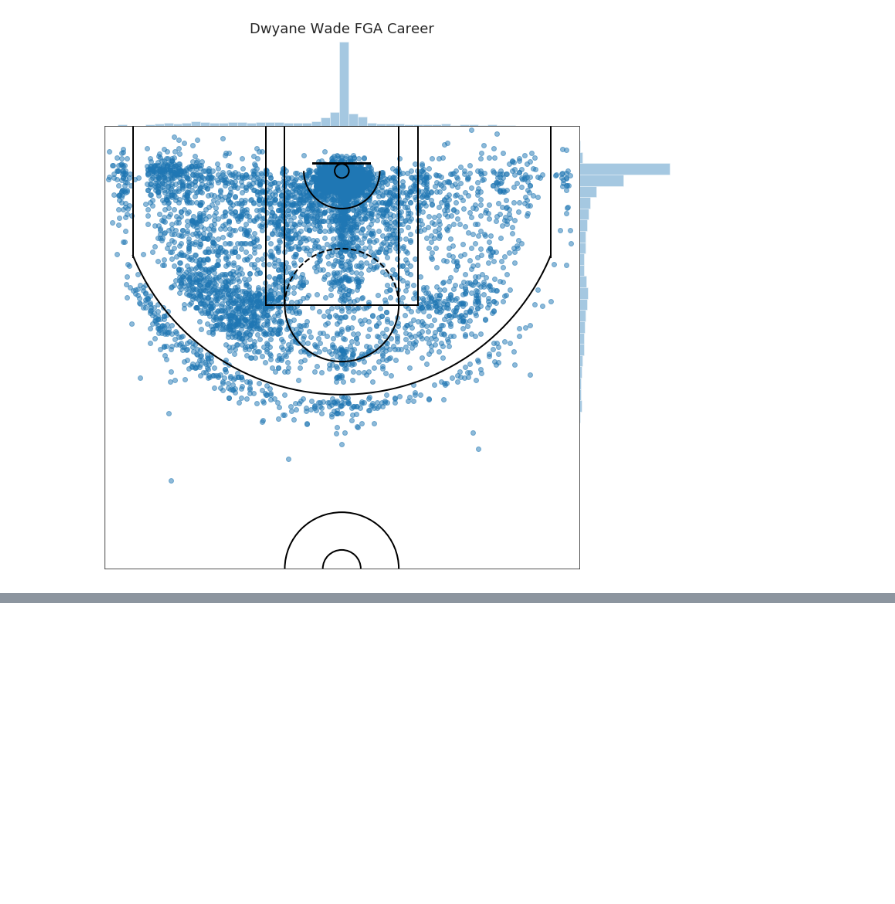
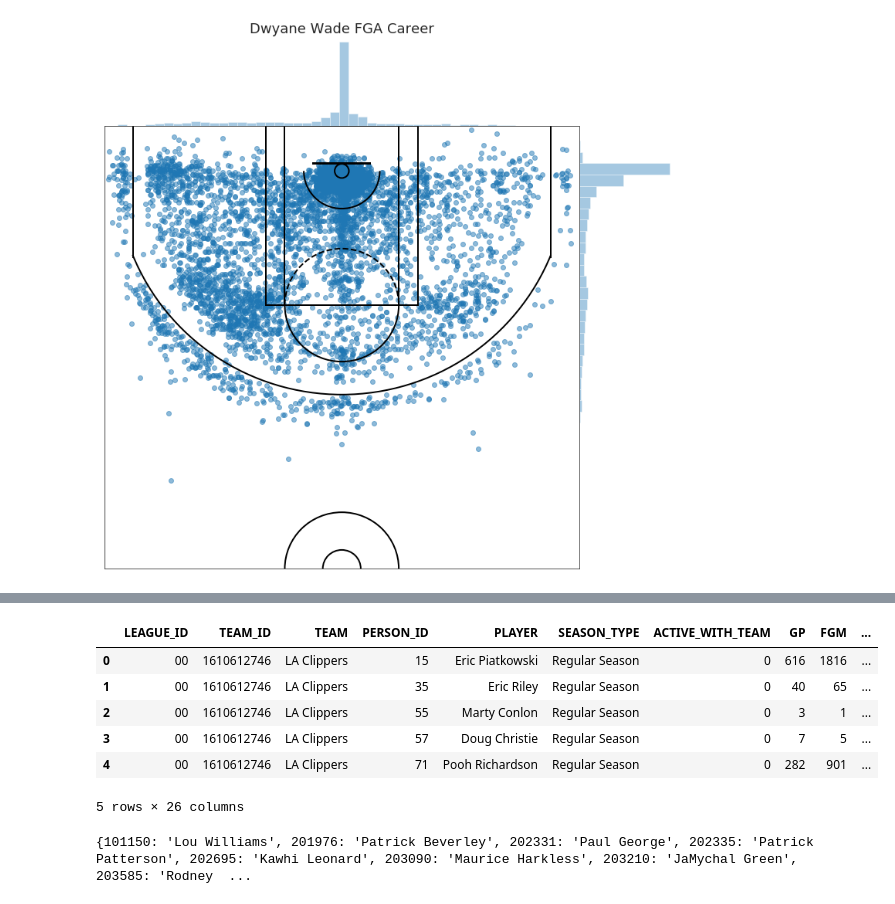
Before and after one commit to vtanguturi/NBAStatsVisualization, a Jupyter notebook: nba_experiments.ipynb, the cells around one changed output, grey strips where cells are left out. Saved outputs shown, nothing was run; the diff lists cells and outputs as text; code cells hidden in the pictures; blank space fills up the shorter version.

```diff
--- a/nba_experiments.ipynb
+++ b/nba_experiments.ipynb
@@ -221,0 +219,23 @@ plt.show()
+# %%
+# Make API Call for players across all seasons for a particular franchise
+from nba_api.stats.endpoints import franchiseplayers
+fp = franchiseplayers.FranchisePlayers(team_id=team_to_id["LAC"], headers=headers)
+players = fp.get_data_frames()[0]
+players.head()
+# %% [output]
+|  | LEAGUE_ID | TEAM_ID | TEAM | PERSON_ID | PLAYER | SEASON_TYPE | ACTIVE_WITH_TEAM | GP | FGM | ... |
+| 0 | 00 | 1610612746 | LA Clippers | 15 | Eric Piatkowski | Regular Season | 0 | 616 | 1816 | ... |
+| 1 | 00 | 1610612746 | LA Clippers | 35 | Eric Riley | Regular Season | 0 | 40 | 65 | ... |
+| 2 | 00 | 1610612746 | LA Clippers | 55 | Marty Conlon | Regular Season | 0 | 3 | 1 | ... |
+| 3 | 00 | 1610612746 | LA Clippers | 57 | Doug Christie | Regular Season | 0 | 7 | 5 | ... |
+| 4 | 00 | 1610612746 | LA Clippers | 71 | Pooh Richardson | Regular Season | 0 | 282 | 901 | ... |
+5 rows × 26 columns
+# %%
+# Build the list of players in the 2019-2020 season
+active_players = players.loc[players['ACTIVE_WITH_TEAM'] == 1]
+ids_per_team = active_players['PERSON_ID'].values
+player_names = active_players['PLAYER'].values
+players_per_team = dict(zip(ids_per_team, player_names))
+print(players_per_team)
+# %% [output]
+{101150: 'Lou Williams', 201976: 'Patrick Beverley', 202331: 'Paul George', 202335: 'Patrick Patterson', 202695: 'Kawhi Leonard', 203090: 'Maurice Harkless', 203210: 'JaMychal Green', 203585: 'Rodney  ...
```
Also changed, not shown: parts of 9 cells of this notebook.
